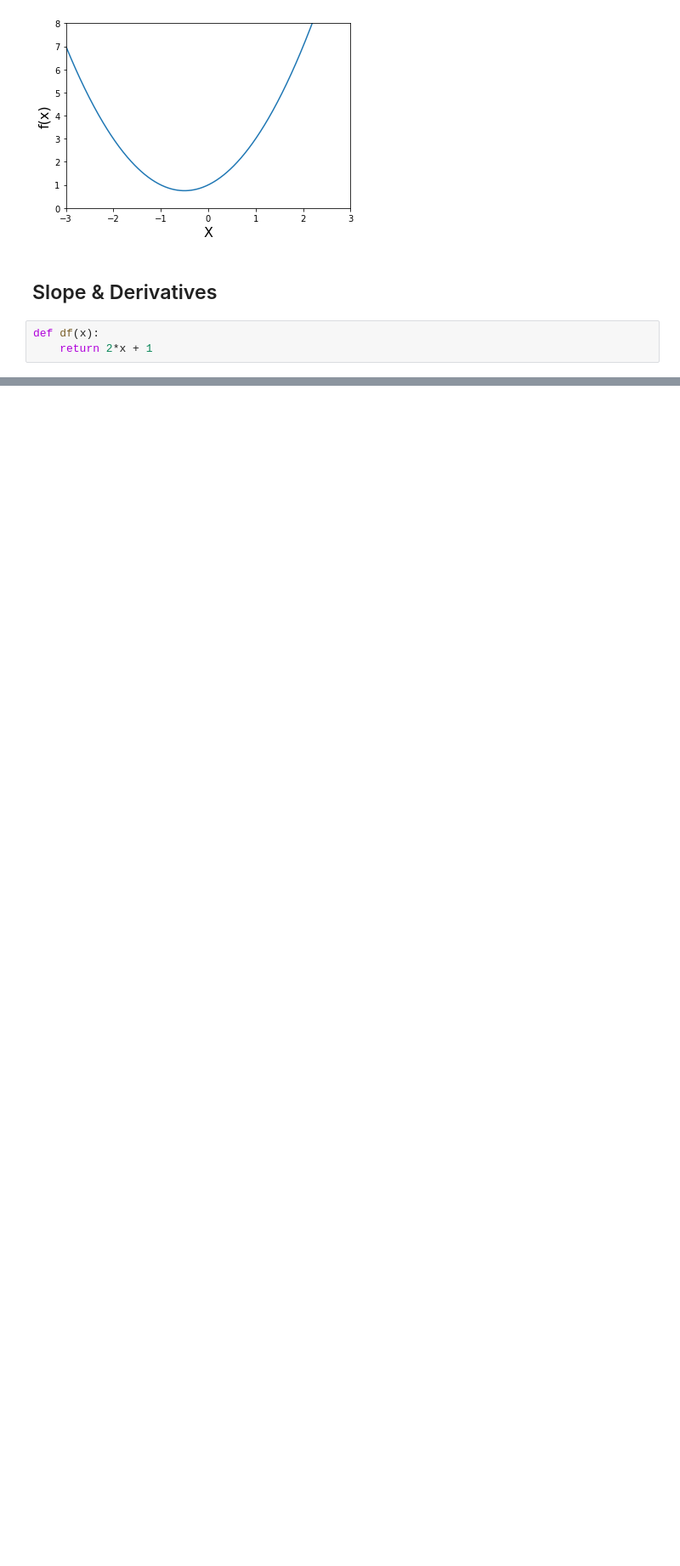
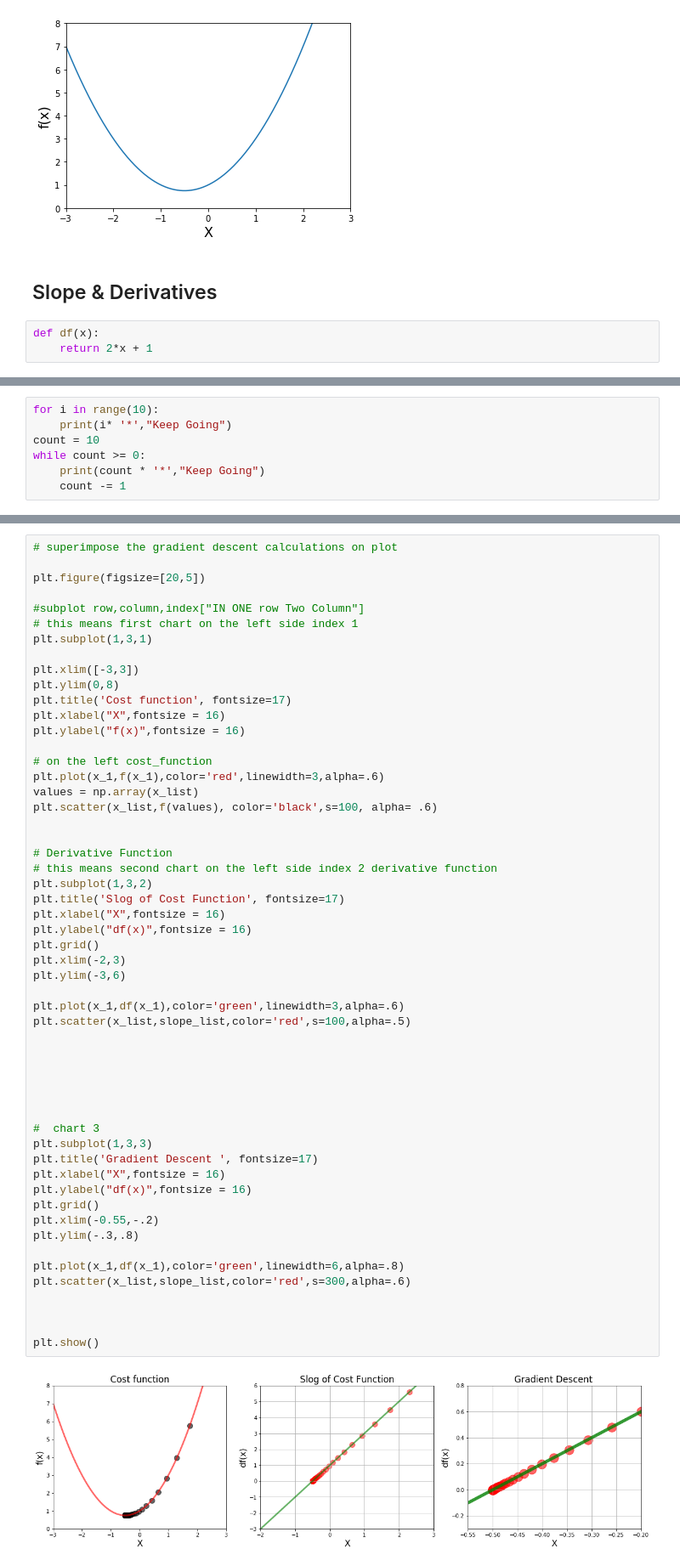
Before and after one commit to Anatoliymaster/-Data-Science-Machine-Learning-, a Jupyter notebook: Gradient_Descent.ipynb, the cells around one changed output, grey strips where cells are left out. Shown: that part at 85% size. Drawn from its saved outputs; the diff is of its cells as text; blank space fills up the shorter version.

```diff
--- a/Gradient_Descent.ipynb
+++ b/Gradient_Descent.ipynb
@@ -62,0 +67,7 @@ plt.show()
+# %%
+for i in range(10):
+    print(i* '*',"Keep Going")
+count = 10
+while count >= 0:
+    print(count * '*',"Keep Going")
+    count -= 1
@@ -62,0 +129,56 @@ plt.show()
+# %%
+# superimpose the gradient descent calculations on plot
+
+plt.figure(figsize=[20,5])
+
+#subplot row,column,index["IN ONE row Two Column"]
+# this means first chart on the left side index 1
+plt.subplot(1,3,1)
+
+plt.xlim([-3,3])
+plt.ylim(0,8)
+plt.title('Cost function', fontsize=17)
+plt.xlabel("X",fontsize = 16)
+plt.ylabel("f(x)",fontsize = 16)
+
+# on the left cost_function
+plt.plot(x_1,f(x_1),color='red',linewidth=3,alpha=.6)
+values = np.array(x_list)
+plt.scatter(x_list,f(values), color='black',s=100, alpha= .6)
+
+
+# Derivative Function
+# this means second chart on the left side index 2 derivative function
+plt.subplot(1,3,2)
+plt.title('Slog of Cost Function', fontsize=17)
+plt.xlabel("X",fontsize = 16)
+plt.ylabel("df(x)",fontsize = 16)
+plt.grid()
+plt.xlim(-2,3)
+plt.ylim(-3,6)
+
+plt.plot(x_1,df(x_1),color='green',linewidth=3,alpha=.6)
+plt.scatter(x_list,slope_list,color='red',s=100,alpha=.5)
+
+
+
+
+
+
+#  chart 3
+plt.subplot(1,3,3)
+plt.title('Gradient Descent ', fontsize=17)
+plt.xlabel("X",fontsize = 16)
+plt.ylabel("df(x)",fontsize = 16)
+plt.grid()
+plt.xlim(-0.55,-.2)
+plt.ylim(-.3,.8)
+
+plt.plot(x_1,df(x_1),color='green',linewidth=6,alpha=.8)
+plt.scatter(x_list,slope_list,color='red',s=300,alpha=.6)
+
+
+
+plt.show()
+# %% [output]
+[figure, added]
```
Also changed, not shown: parts of 5 cells of this notebook, 2 other files.
